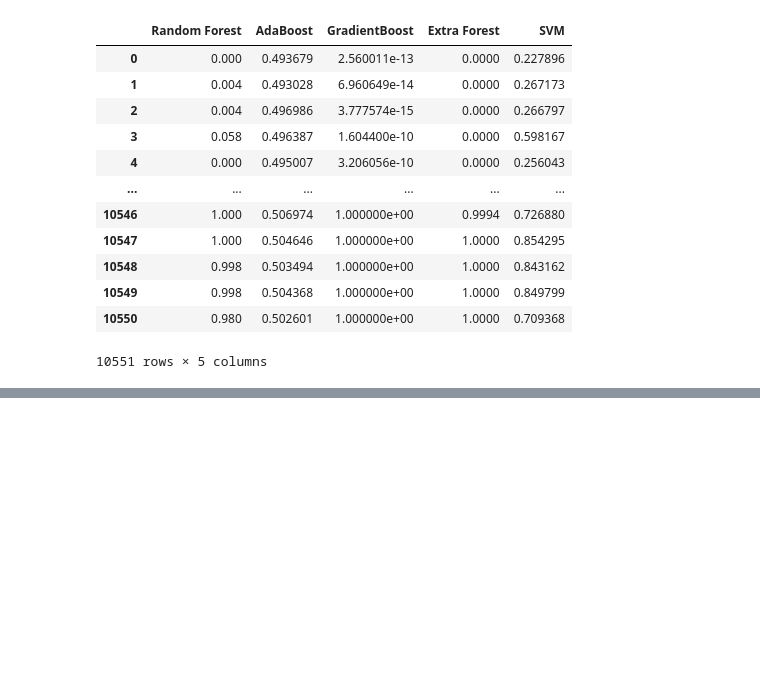
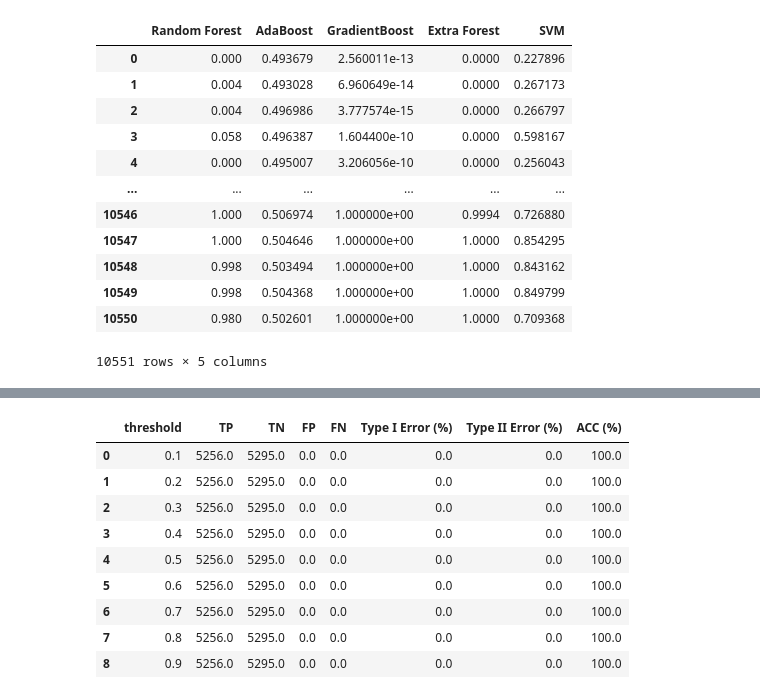
Before and after one commit to jimmylihe/company-bankrupcy-prediction-advanced, a Jupyter notebook: 1year.arff.ipynb, the cells around one changed output, grey strips where cells are left out. Cells and saved outputs as stored; diff of their text form; code cells hidden in the pictures; blank space fills up the shorter version.

```diff
--- a/1year.arff.ipynb
+++ b/1year.arff.ipynb
@@ -1184,0 +1317,29 @@ assert df_3601features_read.equals(df_3601features)
+# %%
+# try different thresholds on the training set
+
+proba = xgb.predict_proba(X_train_lvl_2)[:, 1]
+
+df_thes_result_5 = pd.DataFrame(columns=['threshold','TP','TN','FP','FN','Type I Error (%)', 'Type II Error (%)','ACC (%)'])
+for thes in [0.1,0.2,0.3,0.4,0.5,0.6,0.7,0.8,0.9]:
+    thes_scores = proba.copy()
+    thes_scores[thes_scores > thes] = 1
+    thes_scores[thes_scores <= thes] = 0
+    thes_scores.astype('int')
+    tn, fp, fn, tp = confusion_matrix(y_train, thes_scores).ravel()
+    type1_per = (1. - tp/(tp+fn))*100
+    type2_per = (1. - tn/(fp+tn))*100
+    accuracy = accuracy_score(y_train, thes_scores) * 100
+    df_thes_result_5.loc[int(thes*10) - 1] = [thes,tp,tn,fp,fn,type1_per,type2_per,accuracy]
+
+df_thes_result_5
+# %% [output]
+|  | threshold | TP | TN | FP | FN | Type I Error (%) | Type II Error (%) | ACC (%) |
+| 0 | 0.1 | 5256.0 | 5295.0 | 0.0 | 0.0 | 0.0 | 0.0 | 100.0 |
+| 1 | 0.2 | 5256.0 | 5295.0 | 0.0 | 0.0 | 0.0 | 0.0 | 100.0 |
+| 2 | 0.3 | 5256.0 | 5295.0 | 0.0 | 0.0 | 0.0 | 0.0 | 100.0 |
+| 3 | 0.4 | 5256.0 | 5295.0 | 0.0 | 0.0 | 0.0 | 0.0 | 100.0 |
+| 4 | 0.5 | 5256.0 | 5295.0 | 0.0 | 0.0 | 0.0 | 0.0 | 100.0 |
+| 5 | 0.6 | 5256.0 | 5295.0 | 0.0 | 0.0 | 0.0 | 0.0 | 100.0 |
+| 6 | 0.7 | 5256.0 | 5295.0 | 0.0 | 0.0 | 0.0 | 0.0 | 100.0 |
+| 7 | 0.8 | 5256.0 | 5295.0 | 0.0 | 0.0 | 0.0 | 0.0 | 100.0 |
+| 8 | 0.9 | 5256.0 | 5295.0 | 0.0 | 0.0 | 0.0 | 0.0 | 100.0 |
```
Also changed, not shown: parts of 11 cells of this notebook.
